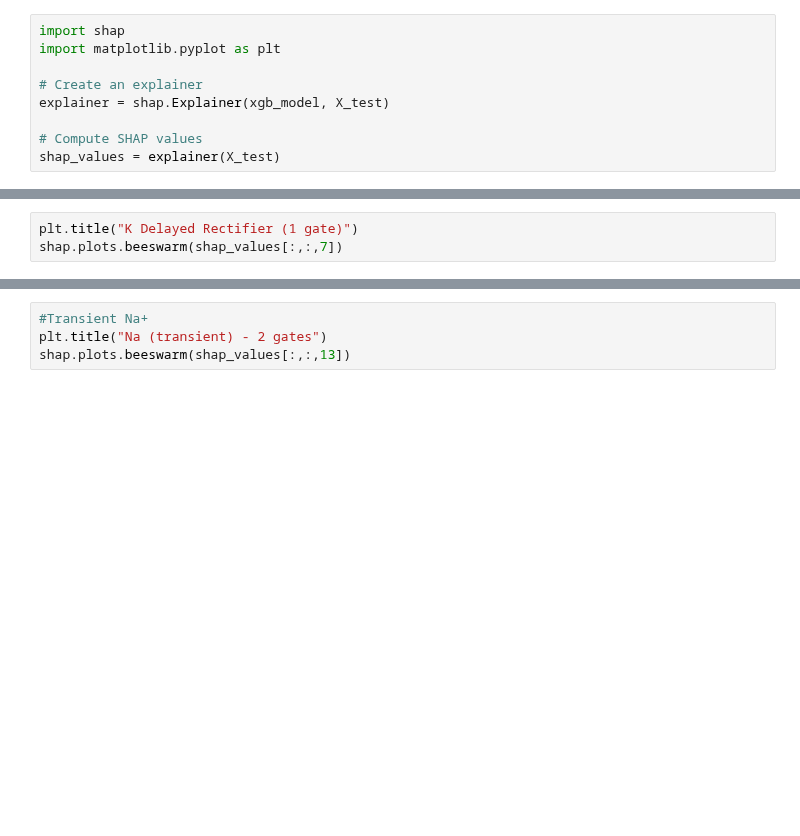
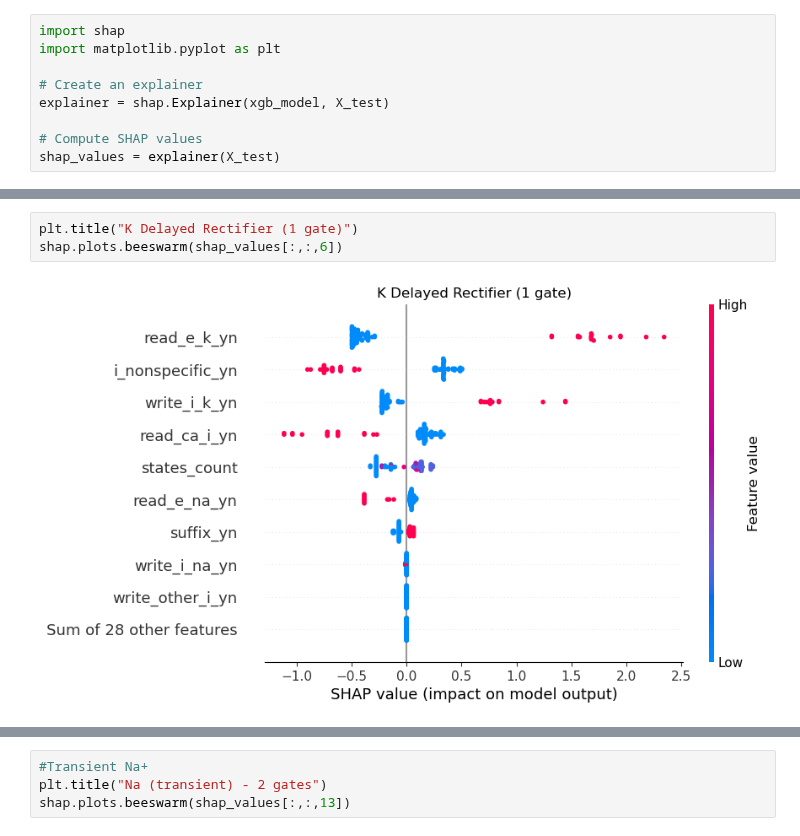
Before and after one commit to innacohen/mod-annotation, a Jupyter notebook: code/pipeline.ipynb, the cells around one changed output, grey strips where cells are left out. Cells and saved outputs as stored; diff of their text form; blank space fills up the shorter version.

```diff
--- a/code/pipeline.ipynb
+++ b/code/pipeline.ipynb
@@ -875,4 +963,6 @@ shap.plots.beeswarm(shap_values[:,:,5])
 # %%
 plt.title("K Delayed Rectifier (1 gate)")
-shap.plots.beeswarm(shap_values[:,:,7])
+shap.plots.beeswarm(shap_values[:,:,6])
+# %% [output]
+[figure, added]
 # %%
```
Also changed, not shown: parts of 9 cells of this notebook.
